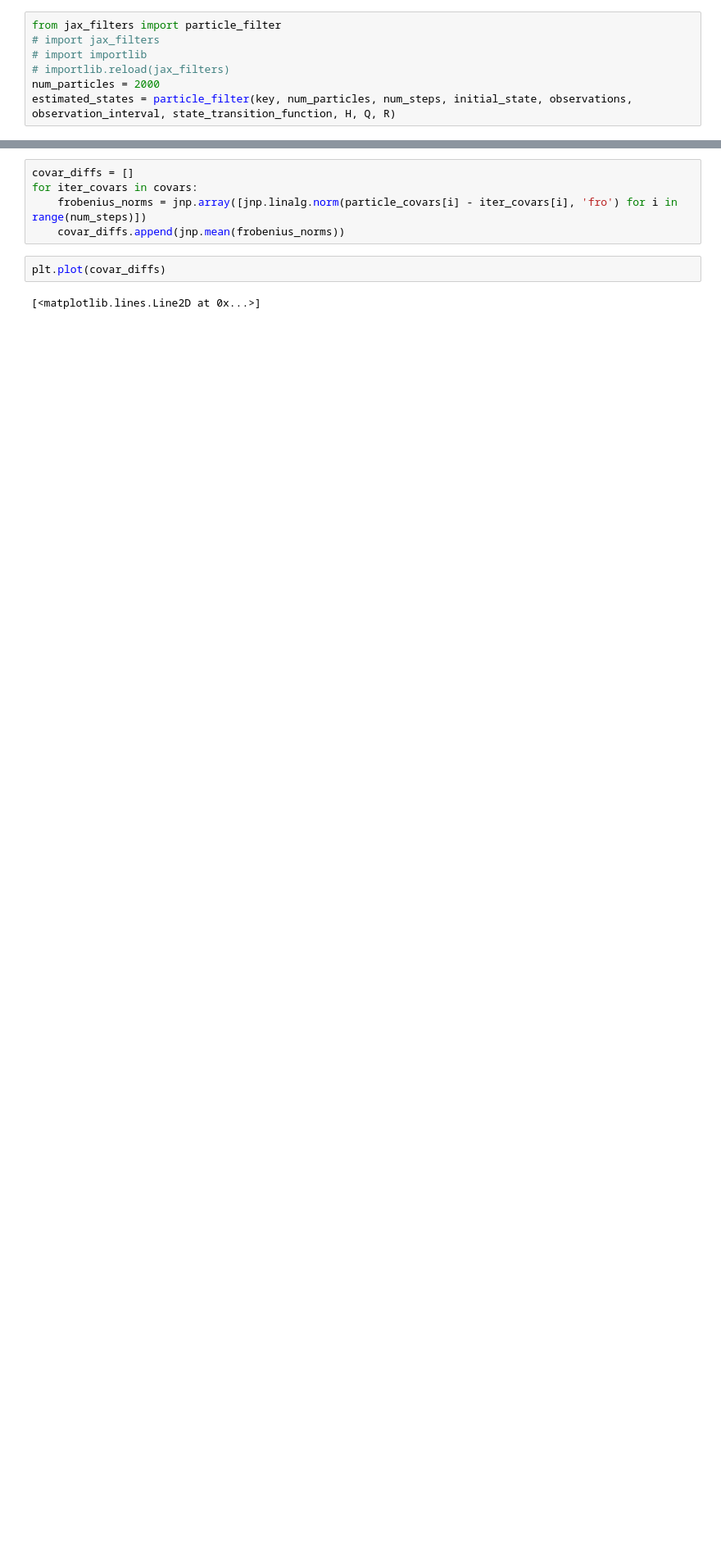
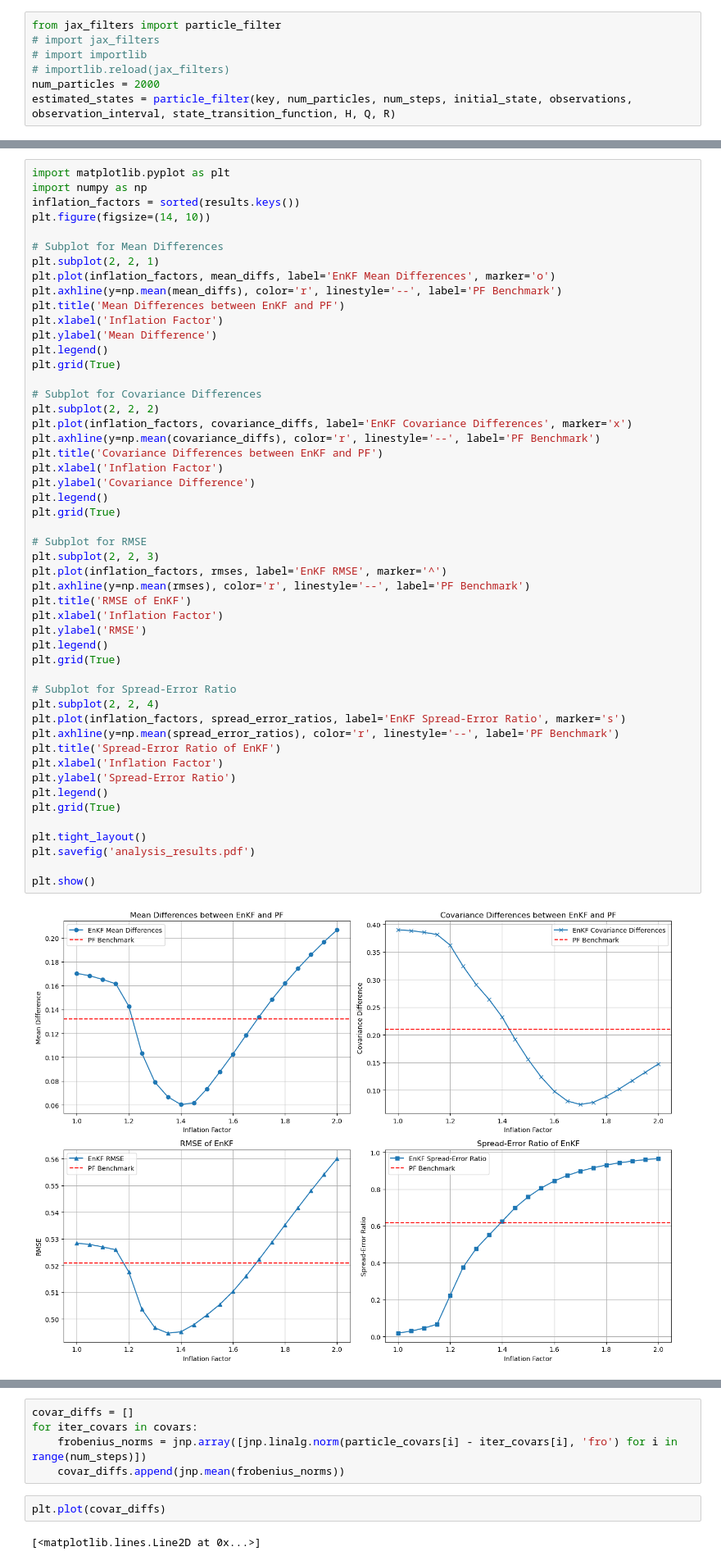
Before and after one commit to enochcluk/variational_filtering, a Jupyter notebook: l63_particle_comp.ipynb, the cells around one changed output, grey strips where cells are left out. Shown at 82% size. Saved outputs shown, nothing was run; the diff lists cells and outputs as text; blank space fills up the shorter version.

```diff
--- a/l63_particle_comp.ipynb
+++ b/l63_particle_comp.ipynb
@@ -148,0 +186,52 @@ particle_covars = calculate_covariance_matrix(estimated_states)
+# %%
+import matplotlib.pyplot as plt
+import numpy as np
+inflation_factors = sorted(results.keys())
+plt.figure(figsize=(14, 10))
+
+# Subplot for Mean Differences
+plt.subplot(2, 2, 1)
+plt.plot(inflation_factors, mean_diffs, label='EnKF Mean Differences', marker='o')
+plt.axhline(y=np.mean(mean_diffs), color='r', linestyle='--', label='PF Benchmark')
+plt.title('Mean Differences between EnKF and PF')
+plt.xlabel('Inflation Factor')
+plt.ylabel('Mean Difference')
+plt.legend()
+plt.grid(True)
+
+# Subplot for Covariance Differences
+plt.subplot(2, 2, 2)
+plt.plot(inflation_factors, covariance_diffs, label='EnKF Covariance Differences', marker='x')
+plt.axhline(y=np.mean(covariance_diffs), color='r', linestyle='--', label='PF Benchmark')
+plt.title('Covariance Differences between EnKF and PF')
+plt.xlabel('Inflation Factor')
+plt.ylabel('Covariance Difference')
+plt.legend()
+plt.grid(True)
+
+# Subplot for RMSE
+plt.subplot(2, 2, 3)
+plt.plot(inflation_factors, rmses, label='EnKF RMSE', marker='^')
+plt.axhline(y=np.mean(rmses), color='r', linestyle='--', label='PF Benchmark')
+plt.title('RMSE of EnKF')
+plt.xlabel('Inflation Factor')
+plt.ylabel('RMSE')
+plt.legend()
+plt.grid(True)
+
+# Subplot for Spread-Error Ratio
+plt.subplot(2, 2, 4)
+plt.plot(inflation_factors, spread_error_ratios, label='EnKF Spread-Error Ratio', marker='s')
+plt.axhline(y=np.mean(spread_error_ratios), color='r', linestyle='--', label='PF Benchmark')
+plt.title('Spread-Error Ratio of EnKF')
+plt.xlabel('Inflation Factor')
+plt.ylabel('Spread-Error Ratio')
+plt.legend()
+plt.grid(True)
+
+plt.tight_layout()
+plt.savefig('analysis_results.pdf')
+
+plt.show()
+# %% [output]
+[figure, added]
```
Also changed, not shown: parts of 18 cells of this notebook, 7 other files.
